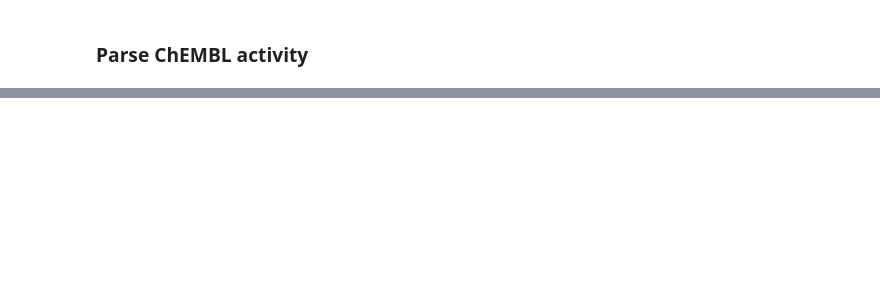
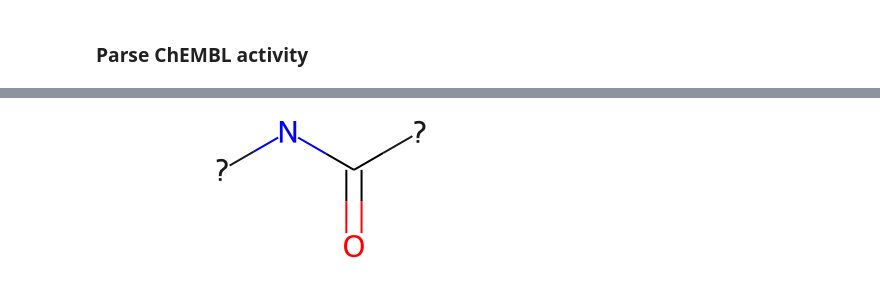
Before and after one commit to nizamibilal/ChemBL_api_parsing, a Jupyter notebook: chembl_structural_alert_analysis.ipynb, the cells around one changed output, grey strips where cells are left out. Drawn from its saved outputs; the diff is of its cells as text; code cells hidden in the pictures; blank space fills up the shorter version.

Commit message:
First R group decomposition analysis

```diff
--- a/chembl_structural_alert_analysis.ipynb
+++ b/chembl_structural_alert_analysis.ipynb
@@ -458,0 +636,25 @@ res
+# %%
+from rdkit.Chem import rdDepictor
+# we need to provide a scaffold to use for the r-group decomposition:
+doc_scaffold = Chem.MolFromSmarts('[$([#1,*])]-[#7]-[#6](-[$([#1,*])])=O')
+#doc_scaffold = Chem.MolFromSmarts('[*:1]c1nc([*:2])on1')
+                                   #'[*:1]-c1noc(-[*:2])n1'
+
+# filter the data to just include the rows from a given chembl document id:
+doc_id = 'CHEMBL1147720'
+
+docdf = df_activity_pains[df_activity_pains.document_chembl_id == doc_id]
+
+# align all the molecules to the scaffold:
+rdDepictor.Compute2DCoords(doc_scaffold)
+doc_scaffold
+for m in docdf.ROMol:
+    rdDepictor.GenerateDepictionMatching2DStructure(m,doc_scaffold, acceptFailure=True, allowRGroups=False)
+
+# do an r-group decomposition:
+groups,unmatched = rdRGroupDecomposition.RGroupDecompose([doc_scaffold],docdf.ROMol,asSmiles=False,asRows=False)
+
+# and look at the results:
+ms = [y for x,y in enumerate(docdf.ROMol) if x not in unmatched]
+res = groups_to_df(groups,ms,include_core=False)
+res.head()
@@ -458,0 +771,4 @@ res
+# %%
+doc_scaffold # scaffold
+# %% [output]
+[figure, added]
```
Also changed, not shown: parts of 87 cells of this notebook.
